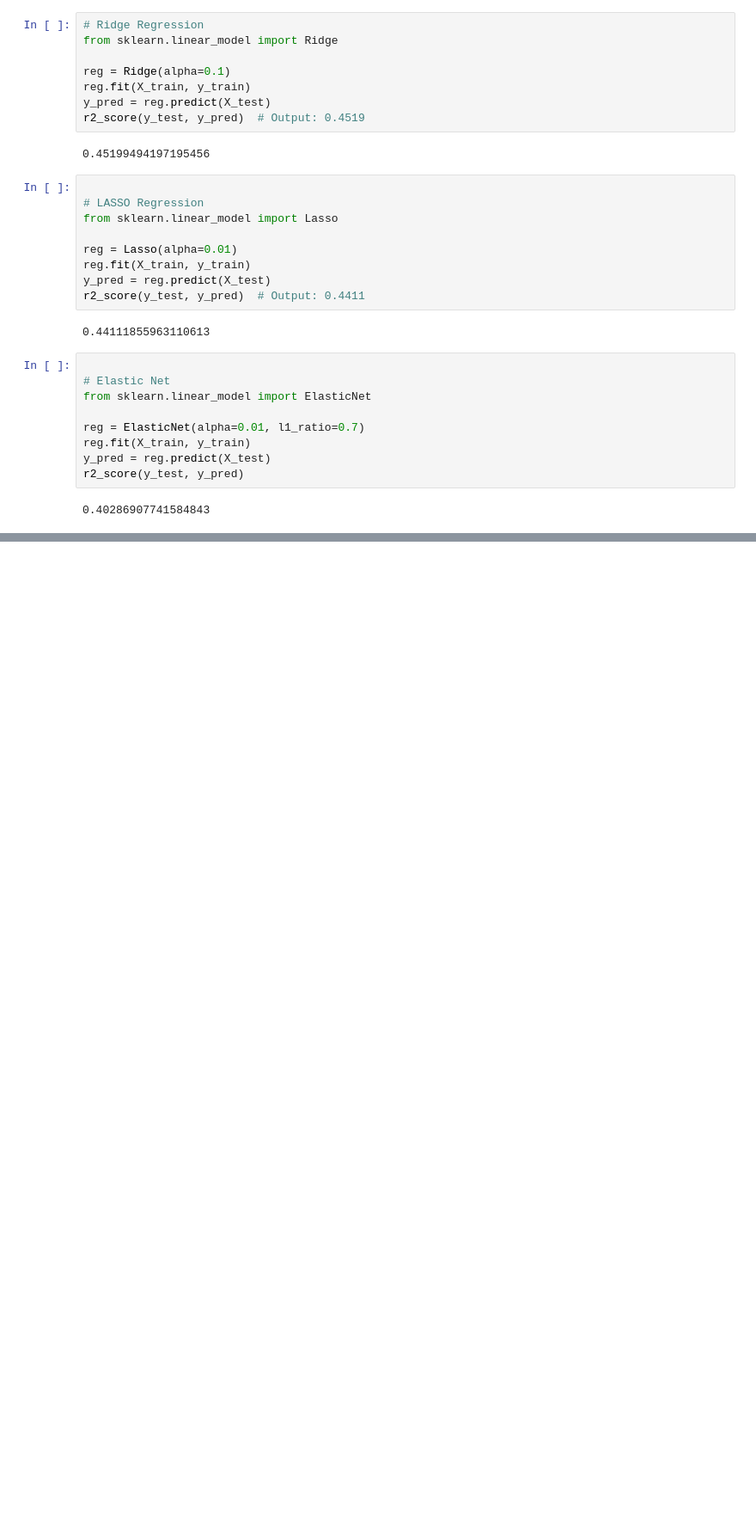
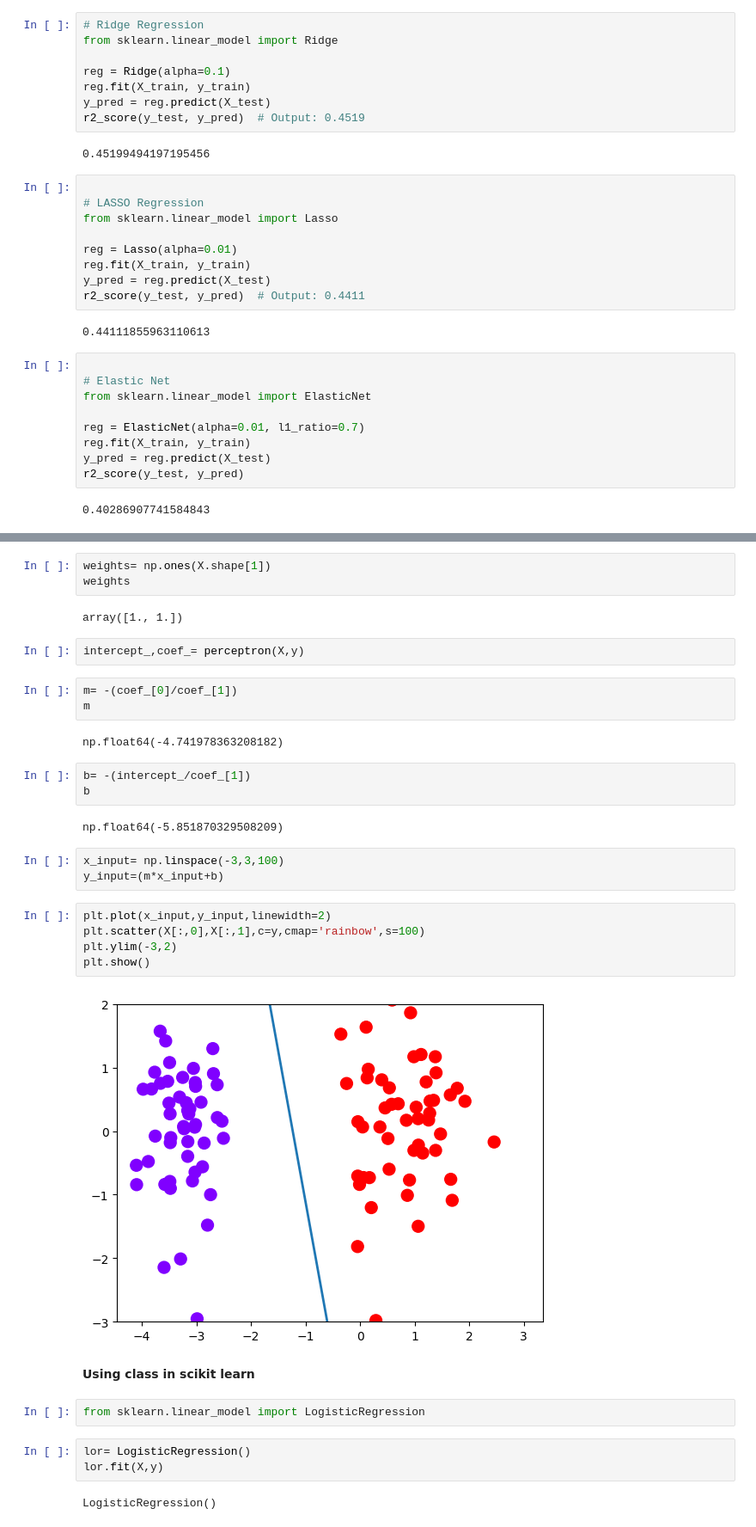
Before and after one commit to pragatii-sharmaa/Machine-Learning-Algorithms-code, a Jupyter notebook: SupervisedML.ipynb, the cells around one changed output, grey strips where cells are left out. Shown at 86% size. Cells and saved outputs as stored; diff of their text form; blank space fills up the shorter version.

```diff
--- a/SupervisedML.ipynb
+++ b/SupervisedML.ipynb
@@ -1010,0 +1038,36 @@ r2_score(y_test, y_pred)
+# %%
+weights= np.ones(X.shape[1])
+weights
+# %% [output]
+array([1., 1.])
+# %%
+intercept_,coef_= perceptron(X,y)
+# %%
+m= -(coef_[0]/coef_[1])
+m
+# %% [output]
+np.float64(-4.741978363208182)
+# %%
+b= -(intercept_/coef_[1])
+b
+# %% [output]
+np.float64(-5.851870329508209)
+# %%
+x_input= np.linspace(-3,3,100)
+y_input=(m*x_input+b)
+# %%
+plt.plot(x_input,y_input,linewidth=2)
+plt.scatter(X[:,0],X[:,1],c=y,cmap='rainbow',s=100)
+plt.ylim(-3,2)
+plt.show()
+# %% [output]
+[figure, added]
+# %% [markdown]
+**Using class in scikit learn**
+# %%
+from sklearn.linear_model import LogisticRegression
+# %%
+lor= LogisticRegression()
+lor.fit(X,y)
+# %% [output]
+LogisticRegression()
```
Also changed, not shown: parts of 25 cells of this notebook.
